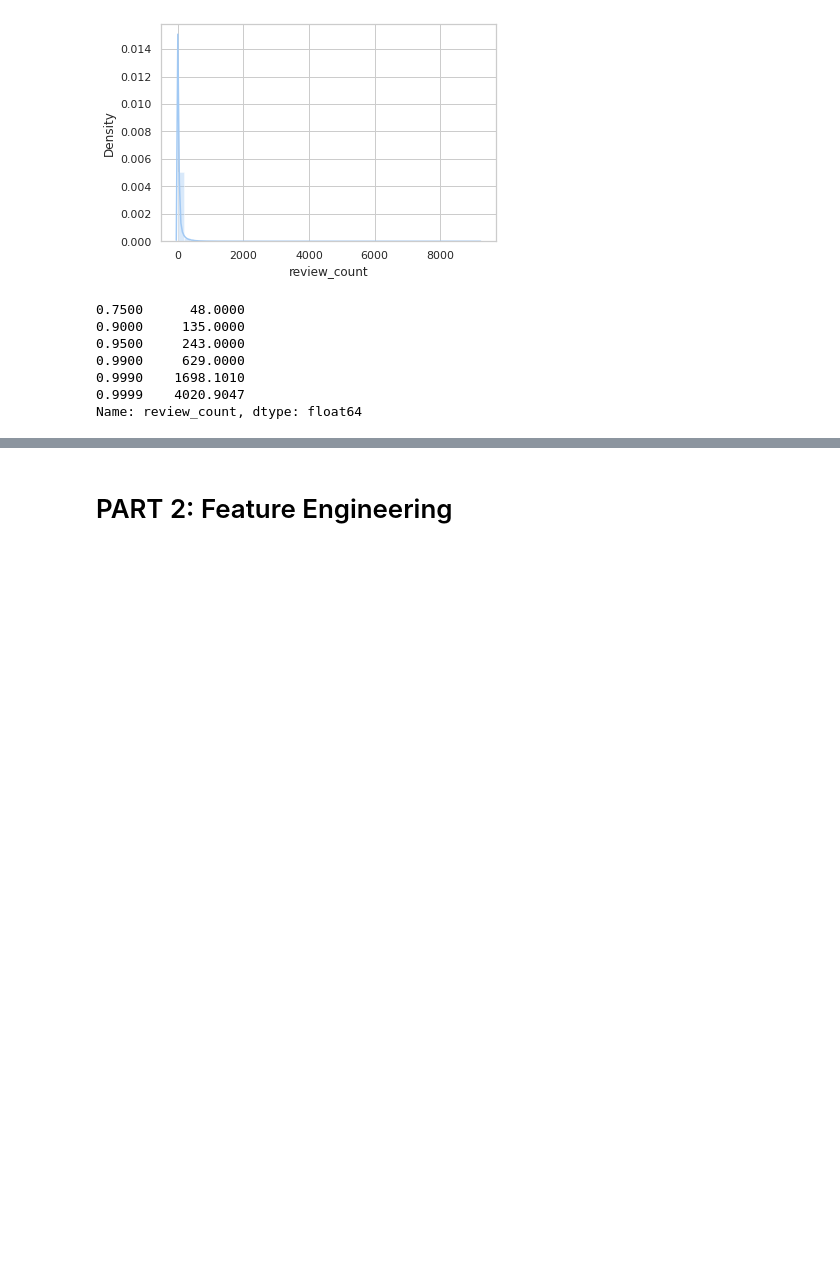
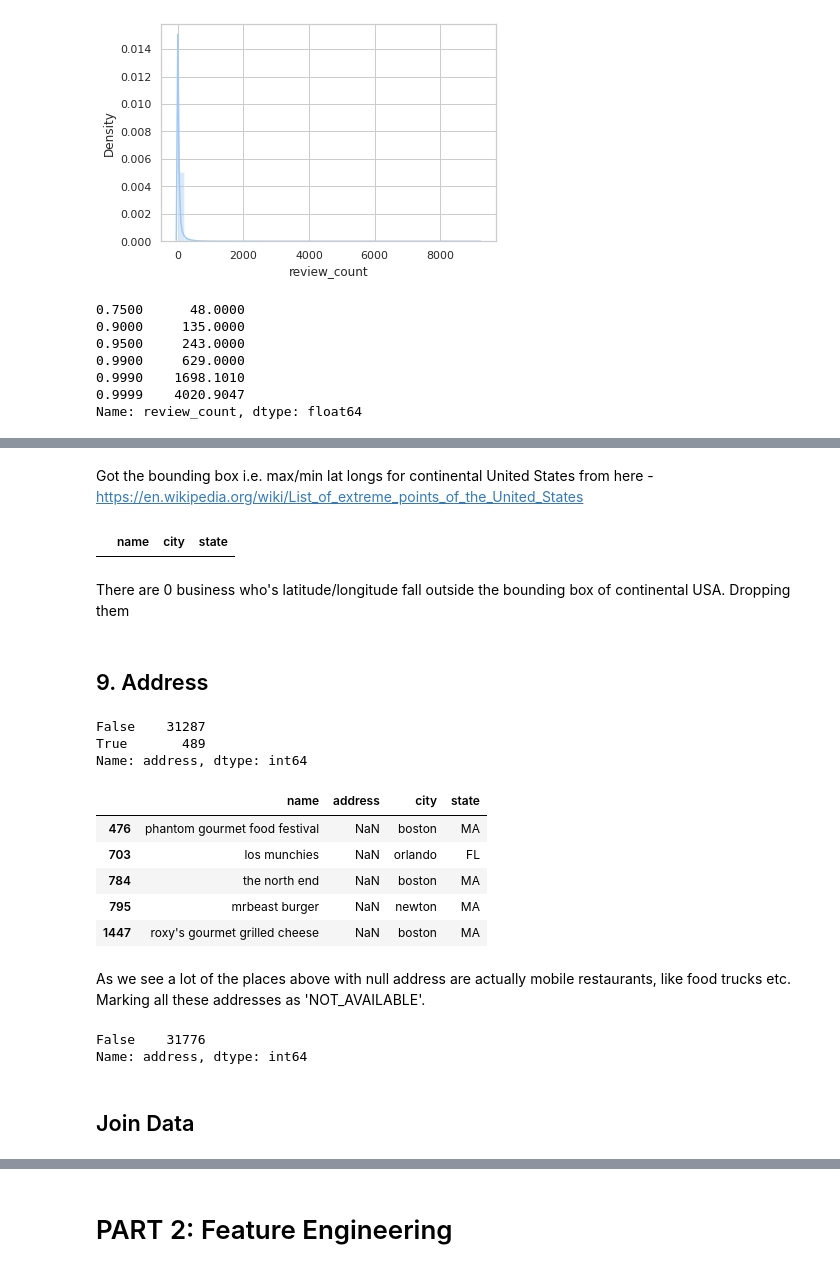
Before and after one commit to eshasah/CMPE_255_Group_4, a Jupyter notebook: Team_Project_Restaurant_Success.ipynb, the cells around one changed output, grey strips where cells are left out. Cells and saved outputs as stored; diff of their text form; code cells hidden in the pictures; blank space fills up the shorter version.

```diff
--- a/Team_Project_Restaurant_Success.ipynb
+++ b/Team_Project_Restaurant_Success.ipynb
@@ -365,0 +528,2 @@ Name: review_count, dtype: float64
+# %%
+yelp_business_df = yelp_business_df[yelp_business_df.categories.str.contains('restaurant|food')]
@@ -365,0 +550,2 @@ Name: review_count, dtype: float64
+# %%
+yelp_business_df = yelp_business_df[pd.notnull(yelp_business_df.latitude) & pd.notnull(yelp_business_df.longitude)]
@@ -365,0 +564,35 @@ Name: review_count, dtype: float64
+# %% [markdown]
+Got the bounding box i.e. max/min lat longs for continental United States from here - https://en.wikipedia.org/wiki/List_of_extreme_points_of_the_United_States
+# %%
+top = 49.3457868 # north latitude
+left = -124.7844079 # west longitude
+right = -66.9513812 # east longitude
+bottom =  24.7433195 # south latitude
+# %%
+yelp_business_df[(yelp_business_df.latitude > top) | (yelp_business_df.latitude < bottom) | (yelp_business_df.longitude > right) | (yelp_business_df.longitude < left)][['name','city','state']]
+# %% [output]
+|  | name | city | state |
+# %% [markdown]
+There are 0 business who's latitude/longitude fall outside the bounding box of continental USA. Dropping them
+# %%
+# Reomve this code (no need)
+yelp_business_df = yelp_business_df[(yelp_business_df.latitude <= top) & (yelp_business_df.latitude >= bottom) & (yelp_business_df.longitude<=right) & (yelp_business_df.longitude>=left)]
+# %% [markdown]
+## 9. Address
+# %%
+yelp_business_df.address.isnull().value_counts()
+# %% [output]
+False    31287
+True       489
+Name: address, dtype: int64
+# %%
+yelp_business_df[yelp_business_df.address.isnull()][['name','address','city','state']].head()
+# %% [output]
+|  | name | address | city | state |
+| 476 | phantom gourmet food festival | NaN | boston | MA |
+| 703 | los munchies | NaN | orlando | FL |
+| 784 | the north end | NaN | boston | MA |
+| 795 | mrbeast burger | NaN | newton | MA |
+| 1447 | roxy's gourmet grilled cheese | NaN | boston | MA |
+# %% [markdown]
+As we see a lot of the places above with null address are actually mobile restaurants, like food trucks etc. Marking all these addresses as 'NOT_AVAILABLE'.
@@ -365,0 +603,7 @@ Name: review_count, dtype: float64
+# %%
+yelp_business_df.address.isnull().value_counts()
+# %% [output]
+False    31776
+Name: address, dtype: int64
+# %% [markdown]
+## Join Data
```
Also changed, not shown: parts of 51 cells of this notebook.
